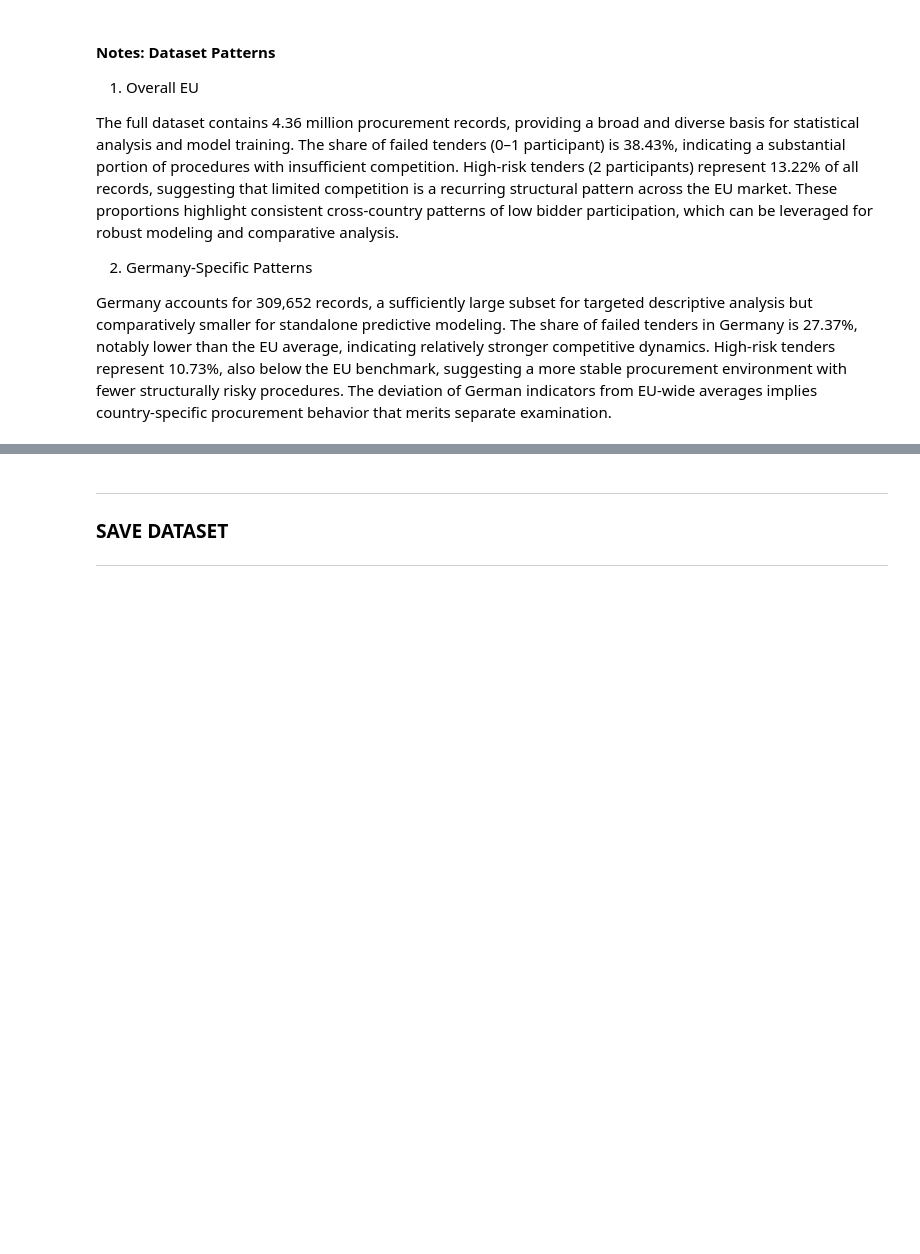
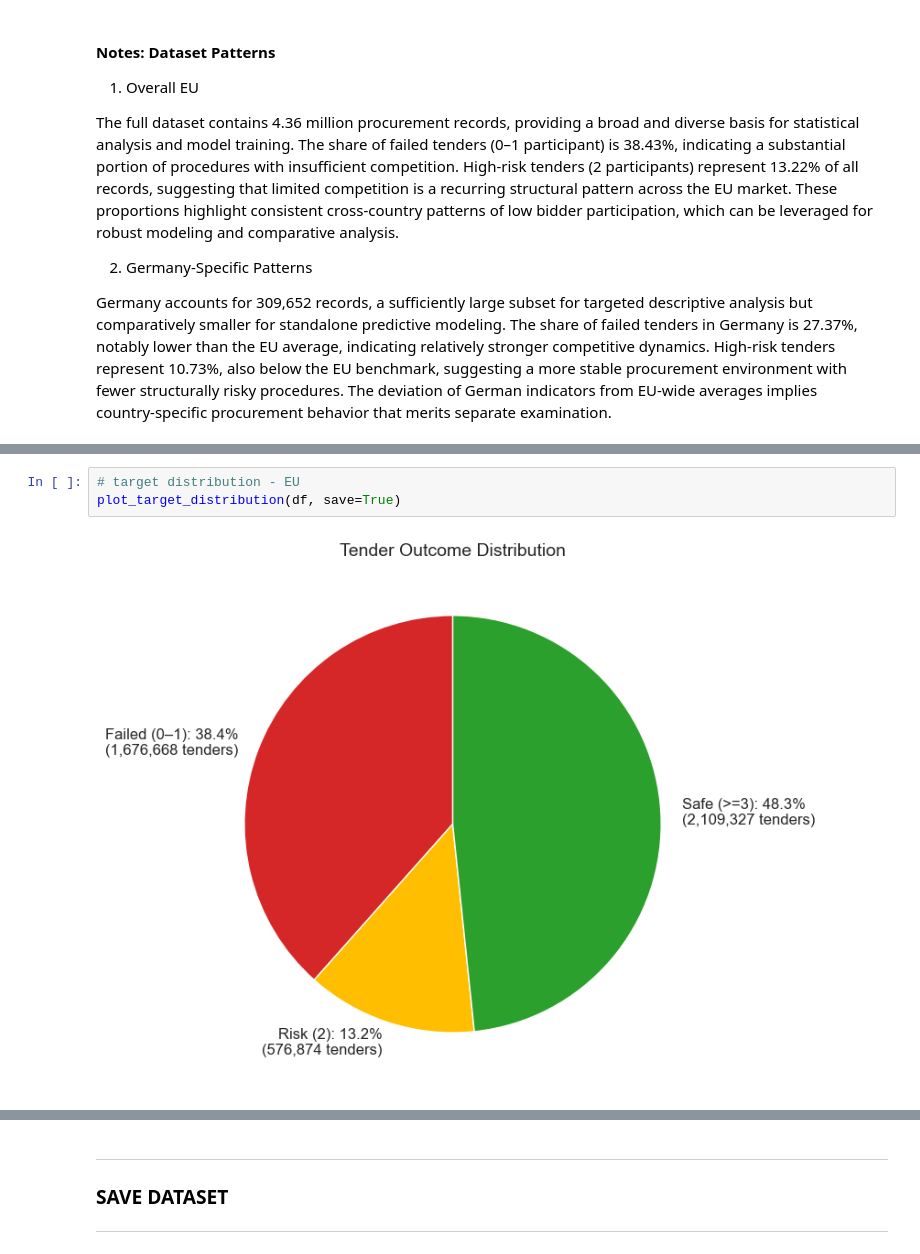
Before and after one commit to datascience-faina/public-procurement-support, a Jupyter notebook: notebooks/01_data_overview.ipynb, the cells around one changed output, grey strips where cells are left out. Cells and saved outputs as stored; diff of their text form; blank space fills up the shorter version.

```diff
--- a/notebooks/01_data_overview.ipynb
+++ b/notebooks/01_data_overview.ipynb
@@ -387,0 +468,5 @@ The deviation of German indicators from EU‑wide averages implies country‑spe
+# %%
+# target distribution - EU
+plot_target_distribution(df, save=True)
+# %% [output]
+[figure, added]
```
Also changed, not shown: parts of 21 cells of this notebook, 10 other files.
